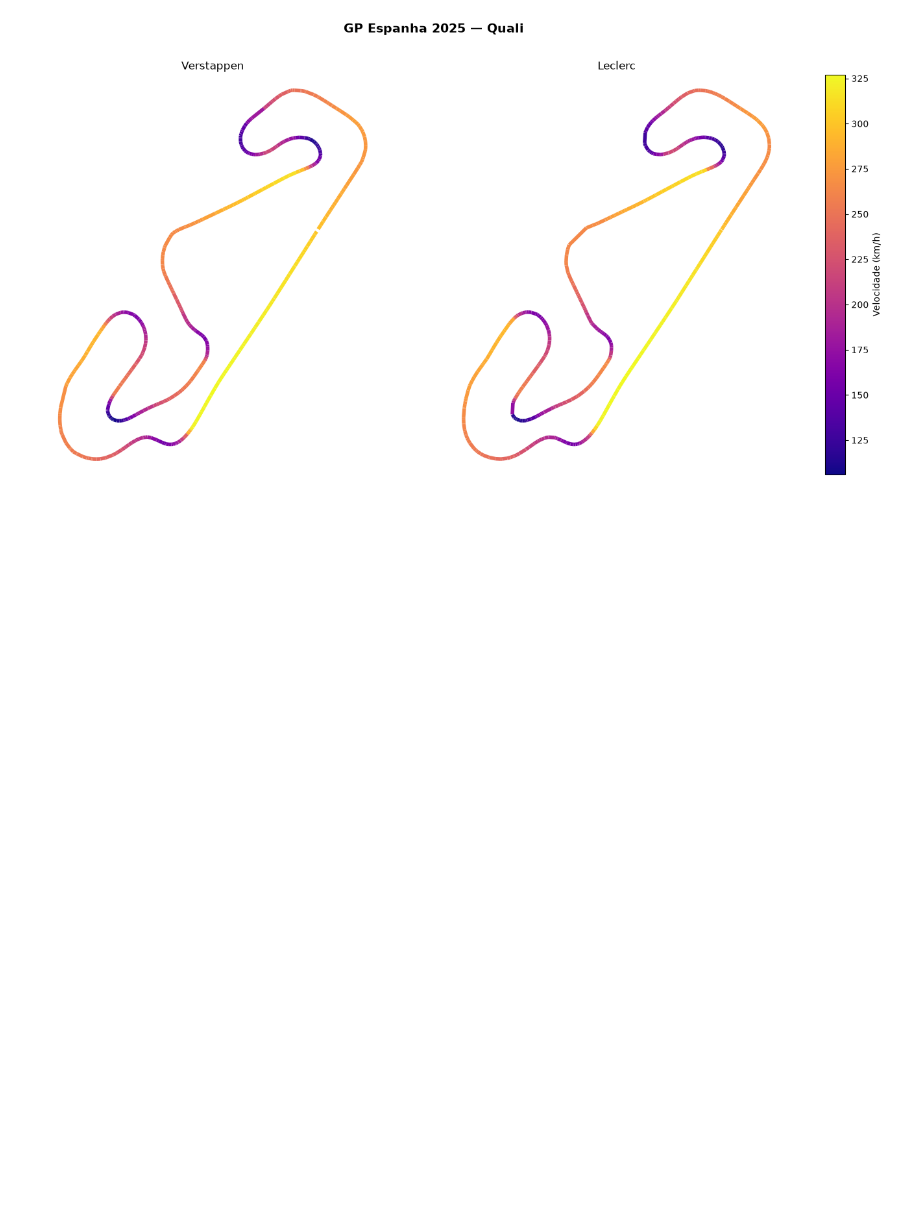
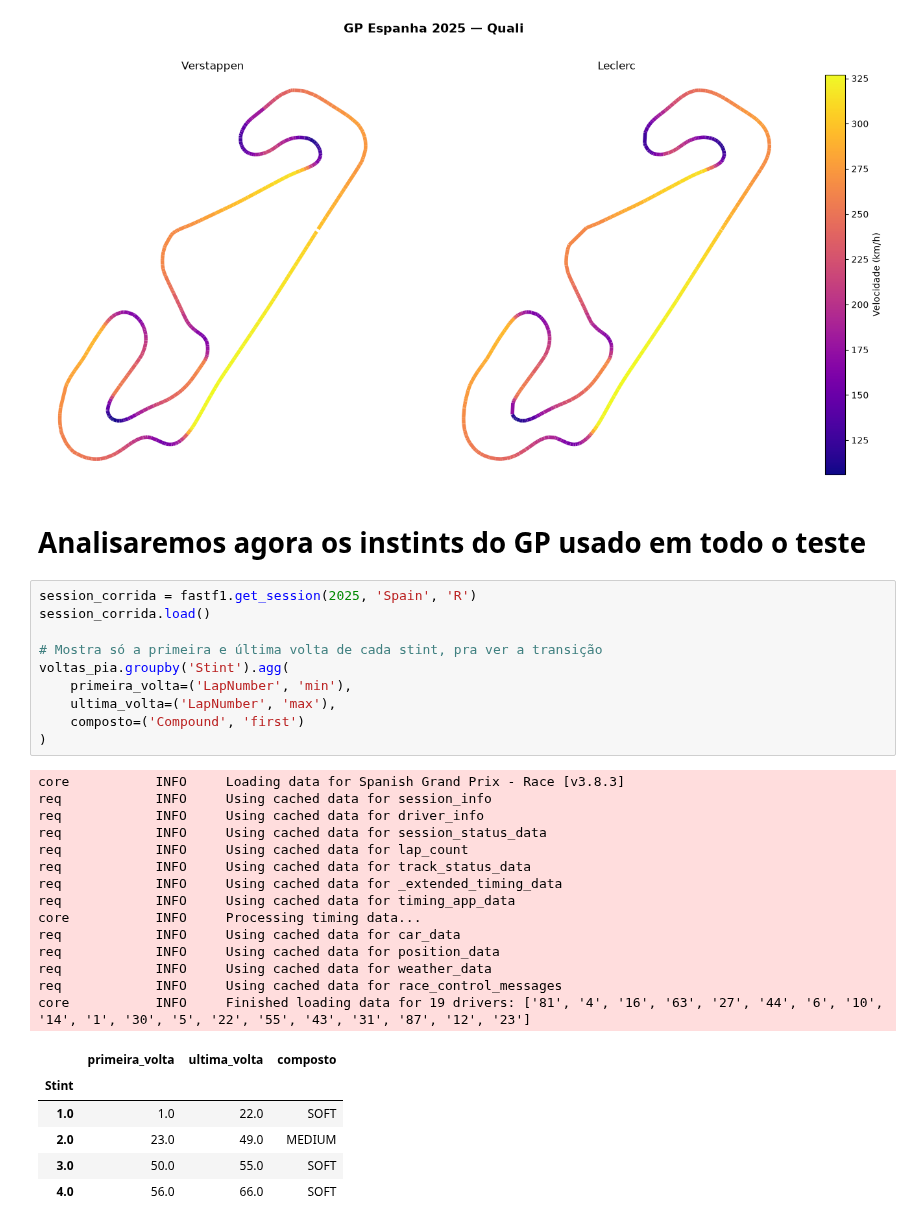
Before and after one commit to Mazzoni-mat-ap/telemetria-f1, a Jupyter notebook: MODULO1.ipynb, the cells around one changed output. Drawn from its saved outputs; the diff is of its cells as text; blank space fills up the shorter version.

Commit message:
agora analisamos instints também

```diff
--- a/MODULO1.ipynb
+++ b/MODULO1.ipynb
@@ -316,3 +316,36 @@ comparar_mapas_velocidade(tel_ver, tel_lec, 'Verstappen', 'Leclerc',
                             titulo_geral='GP Espanha 2025 — Quali')
 # %% [output]
 [figure]
+# %% [markdown]
+# Analisaremos agora os instints do GP usado em todo o teste
+# %%
+session_corrida = fastf1.get_session(2025, 'Spain', 'R')
+session_corrida.load()
+
+# Mostra só a primeira e última volta de cada stint, pra ver a transição
+voltas_pia.groupby('Stint').agg(
+    primeira_volta=('LapNumber', 'min'),
+    ultima_volta=('LapNumber', 'max'),
+    composto=('Compound', 'first')
+)
+# %% [output]
+core           INFO     Loading data for Spanish Grand Prix - Race [v3.8.3]
+req            INFO     Using cached data for session_info
+req            INFO     Using cached data for driver_info
+req            INFO     Using cached data for session_status_data
+req            INFO     Using cached data for lap_count
+req            INFO     Using cached data for track_status_data
+req            INFO     Using cached data for _extended_timing_data
+req            INFO     Using cached data for timing_app_data
+core           INFO     Processing timing data...
+req            INFO     Using cached data for car_data
+req            INFO     Using cached data for position_data
+req            INFO     Using cached data for weather_data
+req            INFO     Using cached data for race_control_messages
+core           INFO     Finished loading data for 19 drivers: ['81', '4', '16', '63', '27', '44', '6', '10', '14', '1', '30', '5', '22', '55', '43', '31', '87', '12', '23']
+|  | primeira_volta | ultima_volta | composto |
+| Stint |  |  |  |
+| 1.0 | 1.0 | 22.0 | SOFT |
+| 2.0 | 23.0 | 49.0 | MEDIUM |
+| 3.0 | 50.0 | 55.0 | SOFT |
+| 4.0 | 56.0 | 66.0 | SOFT |
```
Also changed, not shown: parts of 4 cells of this notebook.
